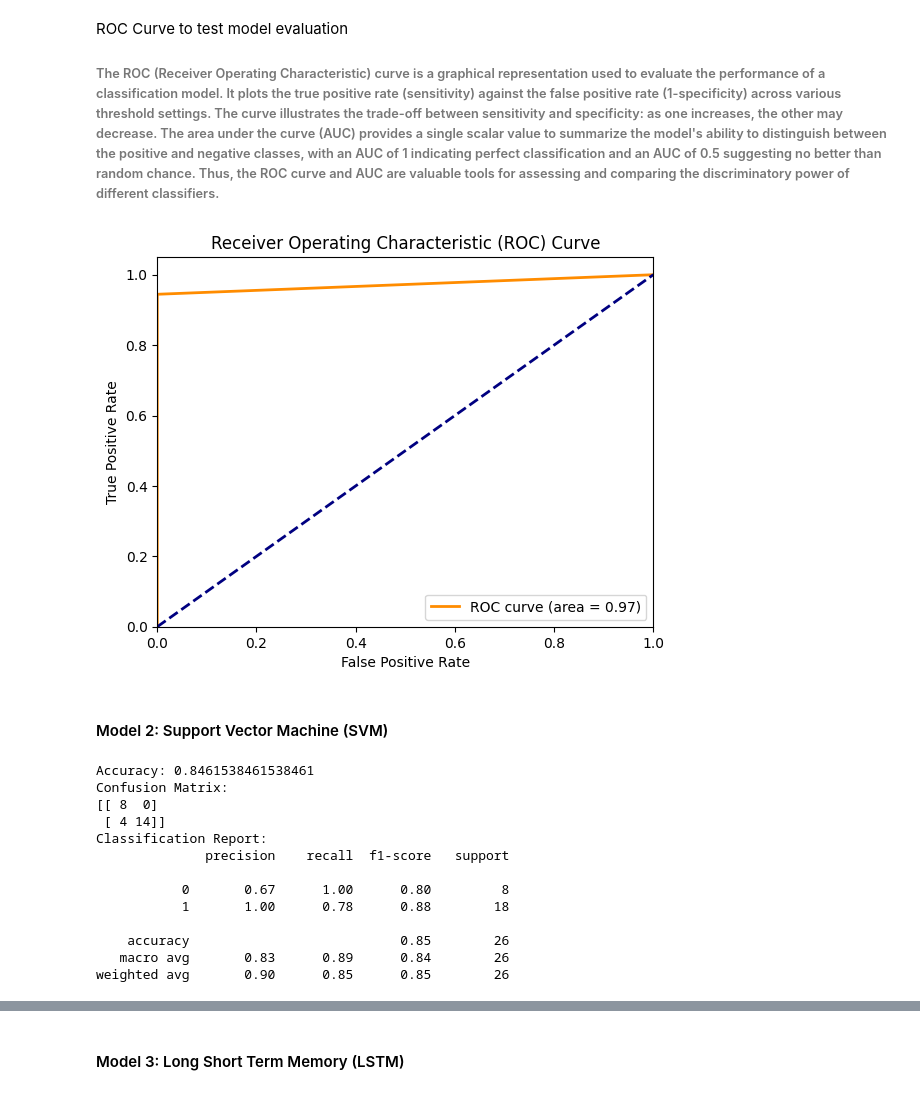
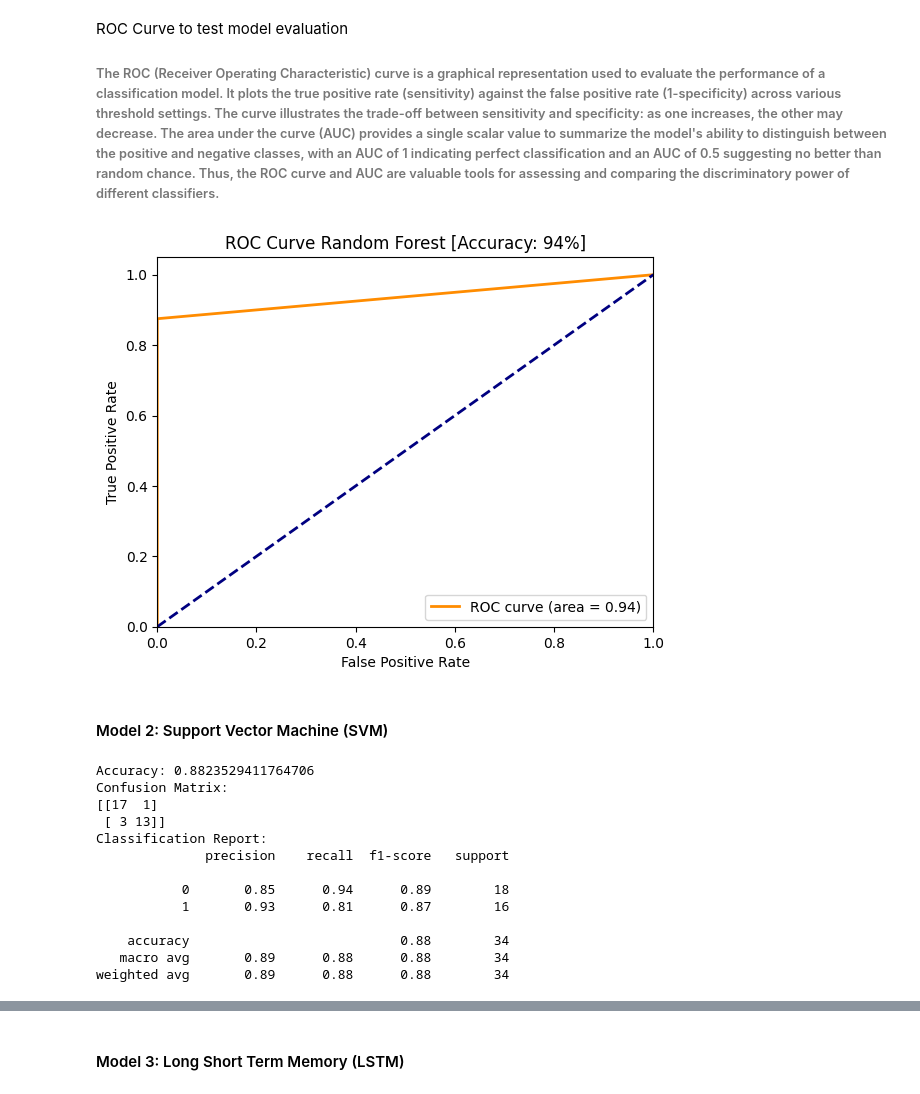
Before and after one commit to NumericCamel/Master-Thesis, a Jupyter notebook: model_building.ipynb, the cells around one changed output, grey strips where cells are left out. Cells and saved outputs as stored; diff of their text form; code cells hidden in the pictures.

```diff
--- a/model_building.ipynb
+++ b/model_building.ipynb
@@ -68,10 +63,12 @@ Index(['Unnamed: 0', 'Tomorrow', 'Date', 'Price', 'Change %',
 # %%
 # BTC - Only selecting required columns from the main dataset
 btc.index = btc.Date
-btc = btc[['Tomorrow','Price','Volume', 'pct_change', 'TVL',
-       'Gold_Price', 'Gold_Volume', 'Gold_pct_change', 'SNP_Price','SNP_pct_change', 'VIX_Price', 'VIX_pct_change',
-       'weighted_sentiment','Wikipedia_Views_x','Google_Trends_x',
-       'MA_td', '3MA_td', '%K_td', '%D_td', 'RSI_td', 'Momentum_td', 'MACD_td', 'CCI_td']]
+btc = btc[['Tomorrow','Change %', 'Volume_pct_change',
+       'Gold_pct_change', 'Gold_Volume_pct_change', 'SNP_pct_change',
+       'VIX_pct_change', 'VIX_pct_change_pct_change',
+       'Wikipedia_Views_pct_change', 'Google_Trends_pct_change',
+       'TVL_pct_change', 'weighted_sentiment_pct_change', 'MA_td', '3MA_td',
+       '%K_td', '%D_td', 'RSI_td', 'Momentum_td', 'MACD_td', 'CCI_td']]
 
 btc = btc.dropna()
 # %% [markdown]
@@ -79,7 +76,7 @@ btc = btc.dropna()
 # %%
 variables = [var for var in btc.columns if var != 'Tomorrow']  # Adjust this if you only want to create lags for specific variables
 
-num_lags = 4
+num_lags = 3
 
 btc_1 = btc.copy()
 # Adding n lagged variables for each variable in the DataFrame
@@ -90,5 +87,10 @@ for var in variables: # value set to twelce as indepdent variable is the last co
 # Optional: Remove rows with NaN values that result from shifting
 btc_1.dropna(inplace=True)
 
+# Replace inf and -inf with NaN
+btc_1.replace([np.inf, -np.inf], np.nan, inplace=True)
+btc_1.dropna(inplace=True)
+
+
 btc_1.columns
 # %% [output]
@@ -141,7 +172,7 @@ vif.head(5)
 # %%
 from sklearn.ensemble import RandomForestClassifier
 
-rfm = RandomForestClassifier(n_estimators=350,  bootstrap=True, max_depth=23, min_samples_split=5)
+rfm = RandomForestClassifier(n_estimators=350,  bootstrap=True, max_depth=13, min_samples_split=5)
 rfm.fit(X_train, y_train)
 rf_pred = rfm.predict(X_test)
 # %%
@@ -176,21 +207,21 @@ ROC Curve to test model evaluation
 # %%
 # Compute ROC curve and ROC area
 fpr, tpr, _ = roc_curve(y_test, rf_pred)
 roc_auc = auc(fpr, tpr)
 
 # Plot ROC curve
 plt.figure()
 plt.plot(fpr, tpr, color='darkorange', lw=2, label='ROC curve (area = %0.2f)' % roc_auc)
 plt.plot([0, 1], [0, 1], color='navy', lw=2, linestyle='--')
 plt.xlim([0.0, 1.0])
 plt.ylim([0.0, 1.05])
 plt.xlabel('False Positive Rate')
 plt.ylabel('True Positive Rate')
-plt.title('Receiver Operating Characteristic (ROC) Curve')
+plt.title('ROC Curve Random Forest [Accuracy: 94%]')
 plt.legend(loc="lower right")
 plt.show()
 # %% [output]
-[figure, old version]
+[figure, new version]
 # %% [markdown]
 #### Model 2: Support Vector Machine (SVM)
 # %%
@@ -212,19 +243,19 @@ print(conf_matrix)
 print("Classification Report:")
 print(class_report)
 # %% [output]
-Accuracy: 0.8461538461538461
+Accuracy: 0.8823529411764706
 Confusion Matrix:
-[[ 8  0]
- [ 4 14]]
+[[17  1]
+ [ 3 13]]
 Classification Report:
               precision    recall  f1-score   support
 
-           0       0.67      1.00      0.80         8
-           1       1.00      0.78      0.88        18
+           0       0.85      0.94      0.89        18
+           1       0.93      0.81      0.87        16
 
-    accuracy                           0.85        26
-   macro avg       0.83      0.89      0.84        26
-weighted avg       0.90      0.85      0.85        26
+    accuracy                           0.88        34
+   macro avg       0.89      0.88      0.88        34
+weighted avg       0.89      0.88      0.88        34
 # %%
 # Compute ROC curve and ROC area
 fpr, tpr, _ = roc_curve(y_test, svm_pred)
```
Also changed, not shown: parts of 17 cells of this notebook, 11 other files.
